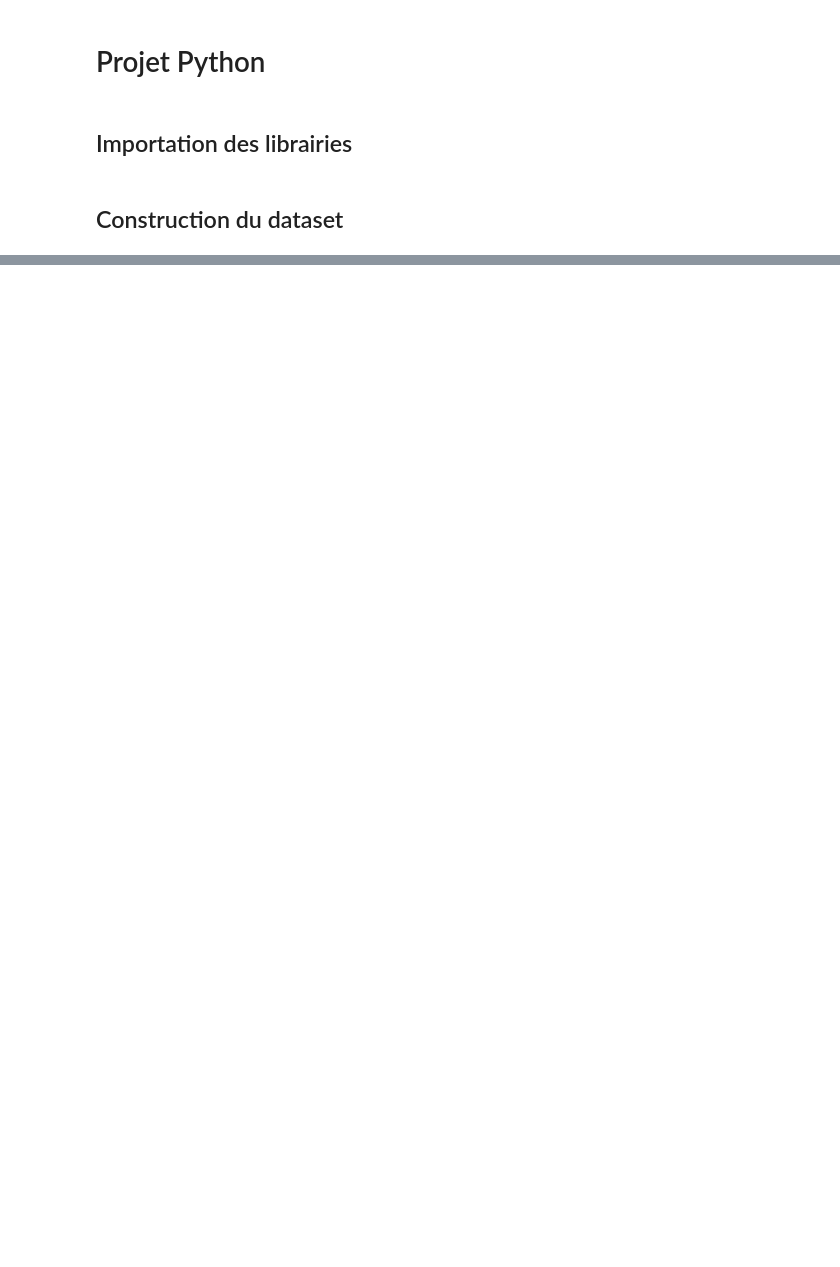
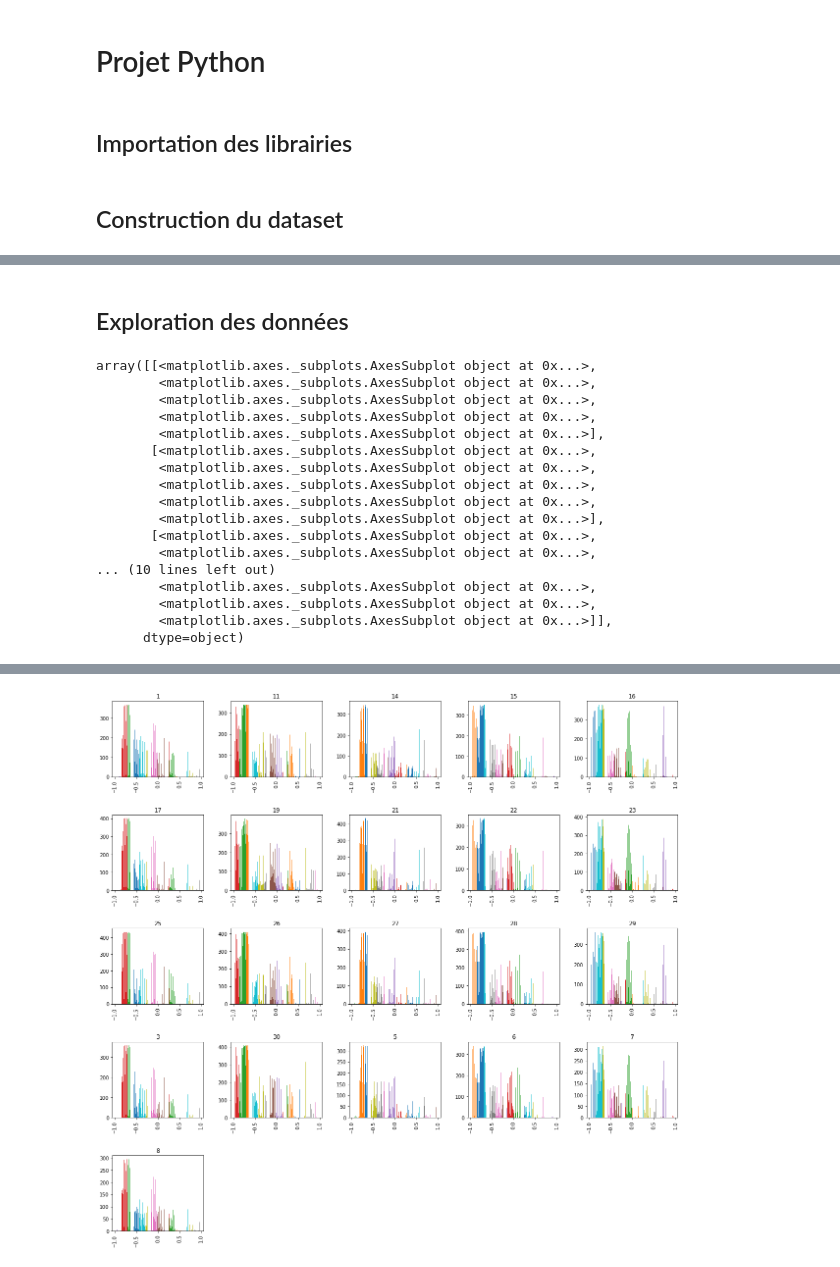
Before and after one commit to Xavier-Lasso/python-data-analysis, a Jupyter notebook: projet.ipynb, the cells around one changed output, grey strips where cells are left out. Saved outputs shown, nothing was run; the diff lists cells and outputs as text; code cells hidden in the pictures; blank space fills up the shorter version.

```diff
--- a/projet.ipynb
+++ b/projet.ipynb
@@ -25,8 +29,15 @@ with open('y_train.txt', 'r') as f:
 with open('y_test.txt', 'r') as f:
     y_test = f.read().splitlines()
 
-"""
-# Liste du nom des activités
+# Liste des sujets pour la partie train
+with open('subject_id_train.txt', 'r') as f:
+    subject_id_train = f.read().splitlines()
+
+# Liste des sujets pour la partie test
+with open('subject_id_test.txt', 'r') as f:
+    subject_id_test = f.read().splitlines()
+
+# Liste des noms des activités
 labels = []
 with open('activity_labels.txt', 'r') as f:
     for line in f:
@@ -34,17 +45,20 @@ with open('activity_labels.txt', 'r') as f:
         labels.append(line[1])
 
 # On remplace le numéro des activités par leur nom
-for i in range(len(activities)):
-    activities[i] = labels[int(activities[i])-1]
-"""
+for i in range(len(y_train)):
+    y_train[i] = labels[int(y_train[i])-1]
+for i in range(len(y_test)):
+    y_test[i] = labels[int(y_test[i])-1]
 
 # Construction du DataFrame pour la partie train
 x_train = pd.read_csv('X_train.txt', sep=" ", header=None)
 x_train.columns = features
+x_train['subject-id'] = subject_id_train
 
 # Construction du DataFrame pour la partie test
 x_test = pd.read_csv('X_test.txt', sep=" ", header=None)
 x_test.columns = features
+x_test['subject-id'] = subject_id_test
 # %%
 # On affiche le dataset train
 x_train
@@ -90,0 +79,26 @@ array([[<matplotlib.axes._subplots.AxesSubplot object at 0x...>,
+# %% [markdown]
+## Exploration des données
+# %%
+# Histogramme des fréquences de toutes les features ()
+x_train.hist(bins=5, figsize=(100, 100))
+
+# On groupe par ID des sujets
+x_train.hist(bins=5, by='subject-id', figsize=(20, 20))
+# %% [output]
+array([[<matplotlib.axes._subplots.AxesSubplot object at 0x...>,
+        <matplotlib.axes._subplots.AxesSubplot object at 0x...>,
+        <matplotlib.axes._subplots.AxesSubplot object at 0x...>,
+        <matplotlib.axes._subplots.AxesSubplot object at 0x...>,
+        <matplotlib.axes._subplots.AxesSubplot object at 0x...>],
+       [<matplotlib.axes._subplots.AxesSubplot object at 0x...>,
+        <matplotlib.axes._subplots.AxesSubplot object at 0x...>,
+        <matplotlib.axes._subplots.AxesSubplot object at 0x...>,
+        <matplotlib.axes._subplots.AxesSubplot object at 0x...>,
+        <matplotlib.axes._subplots.AxesSubplot object at 0x...>],
+       [<matplotlib.axes._subplots.AxesSubplot object at 0x...>,
+        <matplotlib.axes._subplots.AxesSubplot object at 0x...>,
+... (10 lines left out)
+        <matplotlib.axes._subplots.AxesSubplot object at 0x...>,
+        <matplotlib.axes._subplots.AxesSubplot object at 0x...>,
+        <matplotlib.axes._subplots.AxesSubplot object at 0x...>]],
+      dtype=object)
@@ -90,0 +106 @@ array([[<matplotlib.axes._subplots.AxesSubplot object at 0x...>,
+[figure, added]
```
Also changed, not shown: parts of 20 cells of this notebook, 1 other file.
